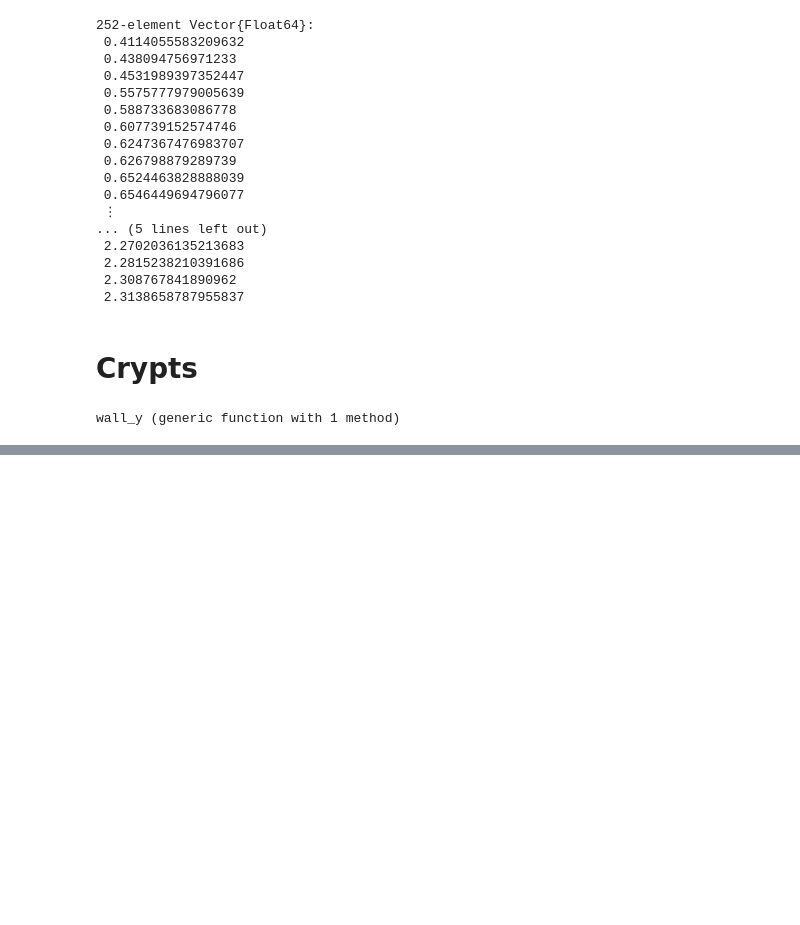
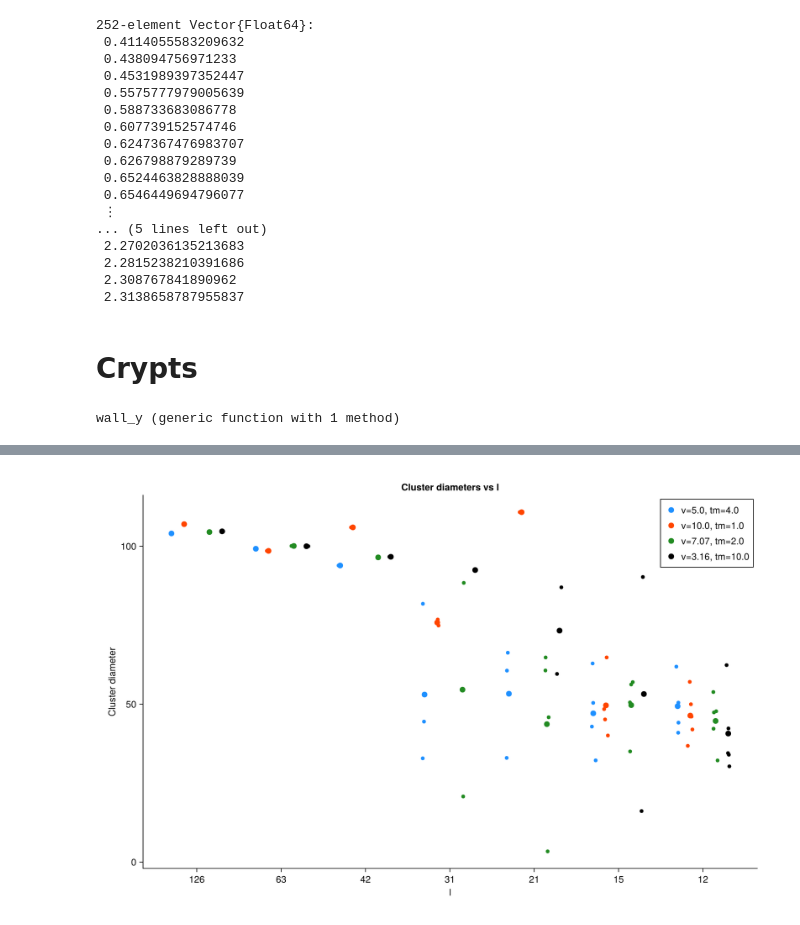
Before and after one commit to jmarib/CellBasedModels.jl, a Jupyter notebook: examples/final_characterization.ipynb, the cells around one changed output, grey strips where cells are left out. Cells and saved outputs as stored; diff of their text form; code cells hidden in the pictures; blank space fills up the shorter version.

```diff
--- a/examples/final_characterization.ipynb
+++ b/examples/final_characterization.ipynb
@@ -1425,0 +2098,84 @@ end
+# %%
+using CairoMakie
+using Statistics
+
+fig = Figure(size = (1000, 650))
+
+ax = CairoMakie.Axis(
+    fig[1,1],
+    title = "Cluster diameters vs l",
+    xlabel = "l",
+    ylabel = "Cluster diameter"
+)
+
+# offsets = [-0.25, 0.0, 0.25]
+
+# colors = [:dodgerblue, :orangered, :forestgreen]
+
+# labels = [
+#     "v=$(vs[1]), tm=$(tms[1])",
+#     "v=$(vs[2]), tm=$(tms[2])",
+#     "v=$(vs[3]), tm=$(tms[3])"
+# ]
+
+for j in eachindex(vs)
+
+    mean_x = Float64[]
+    mean_y = Float64[]
+
+    for i in eachindex(ls)
+
+        diams = all_diams[i,j]
+
+        if isempty(diams)
+            continue
+        end
+
+        x = i .+ offsets[j] .+ 0.06 .* (rand(length(diams)) .- 0.5)
+
+        # individual cluster diameters
+        scatter!(
+            ax,
+            x,
+            diams,
+            color = colors[j],
+            markersize = 8,
+            alpha = 1.0
+        )
+
+        # mean diameter
+        push!(mean_x, i + offsets[j])
+        push!(mean_y, mean(diams))
+    end
+
+    # lines!(
+    #     ax,
+    #     mean_x,
+    #     mean_y,
+    #     color = colors[j],
+    #     linewidth = 3,
+    #     label = labels[j]
+    # )
+
+    scatter!(
+        ax,
+        mean_x,
+        mean_y,
+        color = colors[j],
+        markersize = 12,
+        label = labels[j]
+    )
+end
+
+ax.xticks = (1:length(ls), string.(ls))
+
+ax.topspinevisible = false
+ax.rightspinevisible = false
+ax.xgridvisible = false
+ax.ygridvisible = false
+
+axislegend(ax, position = :rt)
+
+fig
+# %% [output]
+[figure, added]
```
Also changed, not shown: parts of 19 cells of this notebook, 3 other files.
